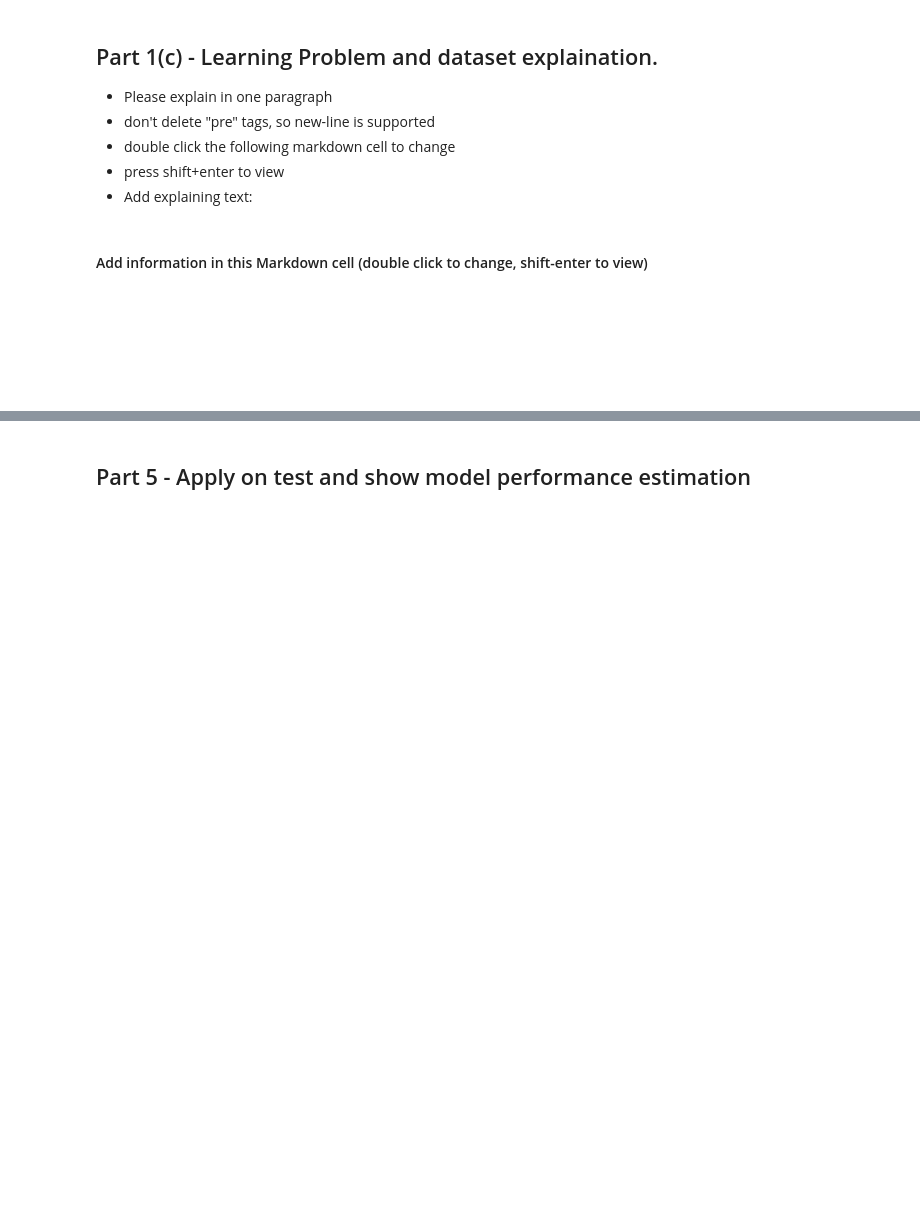
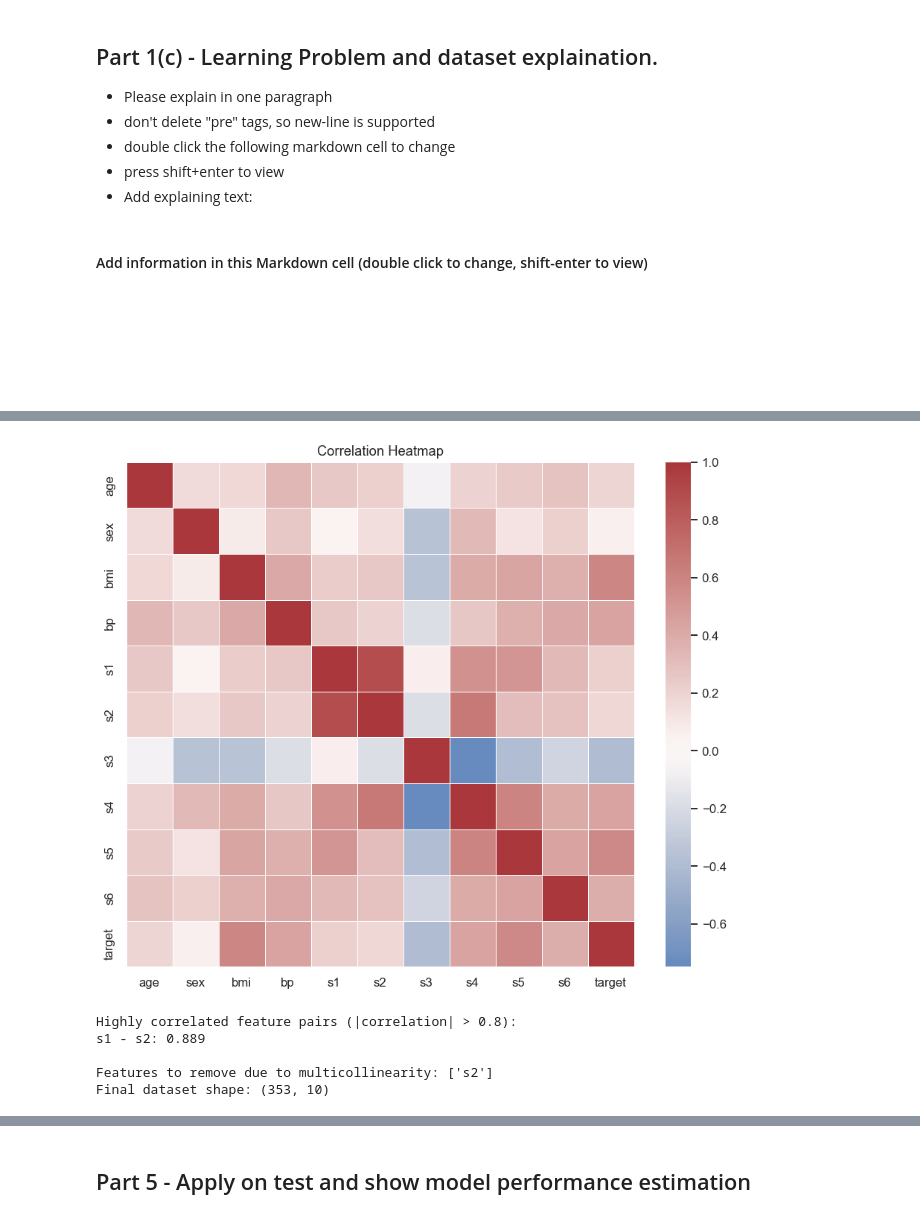
Before and after one commit to LidorAlmkays/Assignment_supervised_learning_flow, a Jupyter notebook: Assignment_supervised_learning_flow.ipynb, the cells around one changed output, grey strips where cells are left out. Saved outputs shown, nothing was run; the diff lists cells and outputs as text; code cells hidden in the pictures; blank space fills up the shorter version.

```diff
--- a/Assignment_supervised_learning_flow.ipynb
+++ b/Assignment_supervised_learning_flow.ipynb
@@ -147,0 +230,50 @@ Use the best combination of feature engineering, model (algorithm and hyperparam
+# %%
+# Create correlation heatmap using Pearson correlation
+corr = train_data_cleaned[numeric_cols].corr()
+plt.figure(figsize=(10, 8))
+sns.heatmap(corr, cmap="vlag", center=0, linewidths=0.5)
+plt.title("Correlation Heatmap")
+plt.show()
+# %% [output]
+[figure, added]
+# %%
+# Check for multicollinearity by finding highly correlated feature pairs
+feature_correlations = corr.abs()
+high_corr_pairs = []
+threshold = 0.8
+
+for i in range(len(feature_correlations.columns)):
+    for j in range(i+1, len(feature_correlations.columns)):
+        corr_value = feature_correlations.iloc[i, j]  # Use corr_value instead of corr
+        if corr_value > threshold:
+            high_corr_pairs.append((feature_correlations.columns[i], feature_correlations.columns[j], corr_value))
+
+if high_corr_pairs:
+    print("Highly correlated feature pairs (|correlation| > 0.8):")
+    for feat1, feat2, corr_val in high_corr_pairs:  # Use corr_val instead of corr
+        print(f"{feat1} - {feat2}: {corr_val:.3f}")
+
+    # Remove one feature from each highly correlated pair (keep the one with higher correlation to target)
+    target_corr = corr['target'].abs()  # Now this will work because corr is still the DataFrame
+    features_to_remove = set()
+
+    for feat1, feat2, corr_val in high_corr_pairs:  # Use corr_val here too
+        if target_corr[feat1] > target_corr[feat2]:
+            features_to_remove.add(feat2)
+        else:
+            features_to_remove.add(feat1)
+
+    print(f"\nFeatures to remove due to multicollinearity: {list(features_to_remove)}")
+
+    # Create final dataset without highly correlated features
+    train_data_final = train_data_cleaned.drop(columns=list(features_to_remove))
+    print(f"Final dataset shape: {train_data_final.shape}")
+else:
+    print("No highly correlated feature pairs found (threshold: 0.8)")
+    train_data_final = train_data_cleaned.copy()
+# %% [output]
+Highly correlated feature pairs (|correlation| > 0.8):
+s1 - s2: 0.889
+
+Features to remove due to multicollinearity: ['s2']
+Final dataset shape: (353, 10)
```
Also changed, not shown: parts of 21 cells of this notebook.
